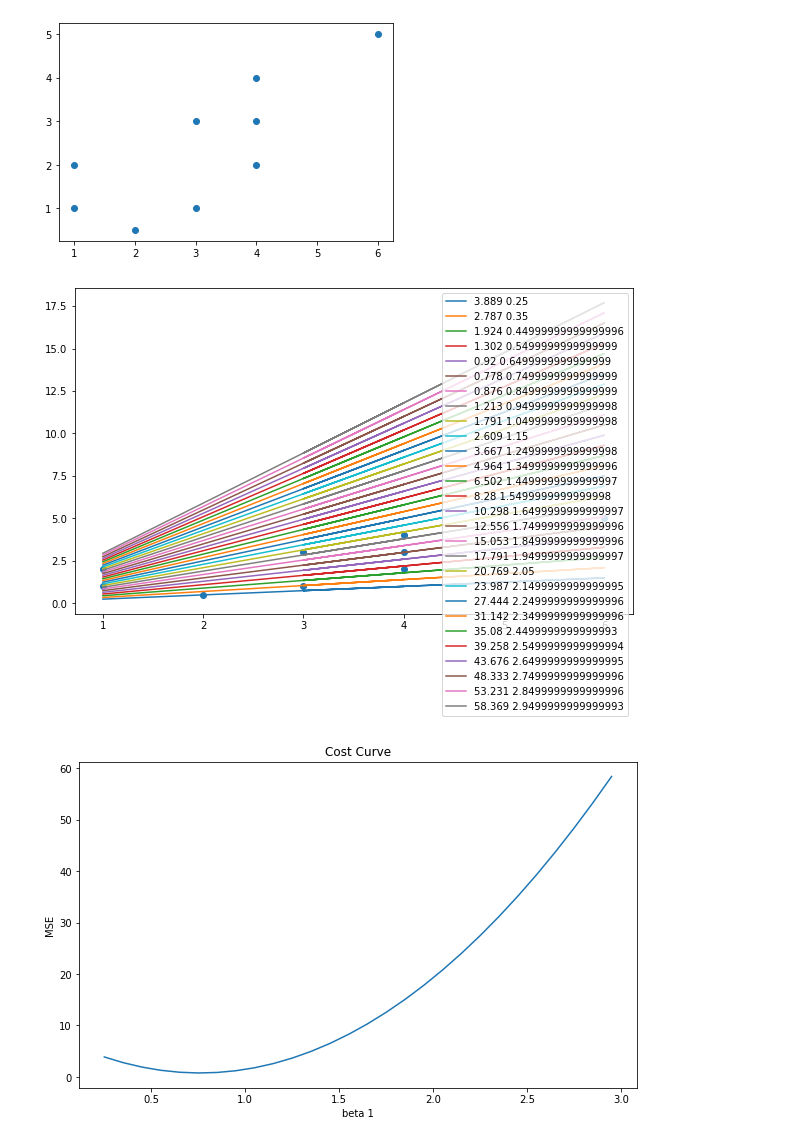
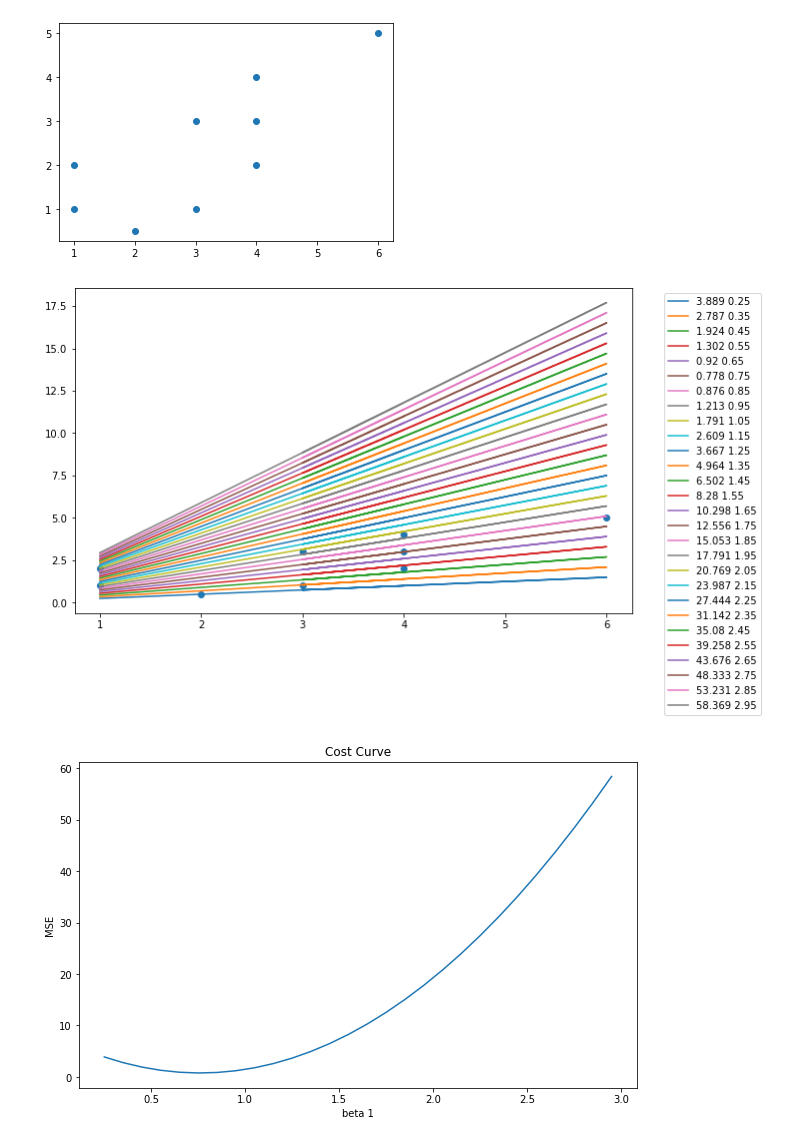
Before and after one commit to dsbootcamp-phase-3/nyc-mhtn-ds-102620-lectures, a Jupyter notebook: Phase_3/Phase3-review/Mod3Review.ipynb, the cells around one changed output. Drawn from its saved outputs; the diff is of its cells as text; code cells hidden in the pictures.

```diff
--- a/Phase_3/Phase3-review/Mod3Review.ipynb
+++ b/Phase_3/Phase3-review/Mod3Review.ipynb
@@ -45,21 +84,22 @@ plt.show()
 <Figure size 576x576 with 0 Axes>
 [figure]
 # %%
+from matplotlib.font_manager import FontProperties
 beta_0 = 0
 #beta_1 = [.25, .5, .75, .8, 1,]
-beta_1 = np.arange(0.25,3,0.1)
+beta_1 = np.arange(0.25,3,0.1) # start, stop, step
 fig, ax = plt.subplots(figsize=(10,6))
 mses = []
 for t in beta_1:
     line = beta_0 + (np.array(x)*t)
     mse = round(mean_squared_error(y, line),3)
     mses.append(mse)
-    ax.plot(x, line, label=f'{mse} {t}')
+    ax.plot(x, line, label=f'{round(mse, 3)} {round(t, 2)}')
 ax.scatter(x,y)
-plt.legend()
+plt.legend(bbox_to_anchor=(1.05, 1), loc='upper left')
 plt.show()
 # %% [output]
-[figure, old version]
+[figure, new version]
 # %%
 # Plot the Cost Curve
 fig, ax = plt.subplots(figsize=(10,6))
```
Also changed, not shown: parts of 57 cells of this notebook, 2 other files.
